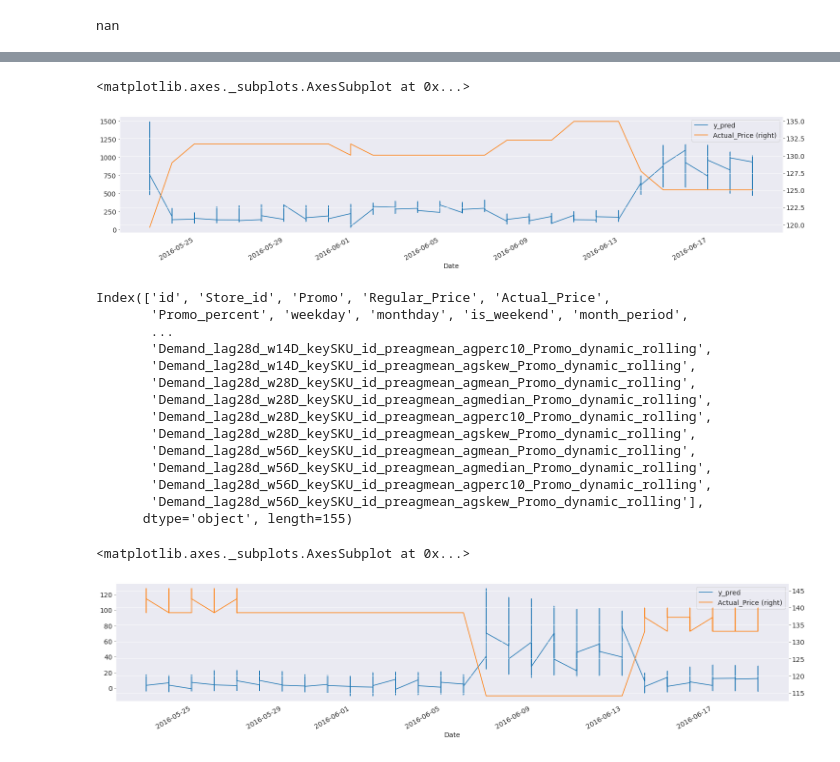
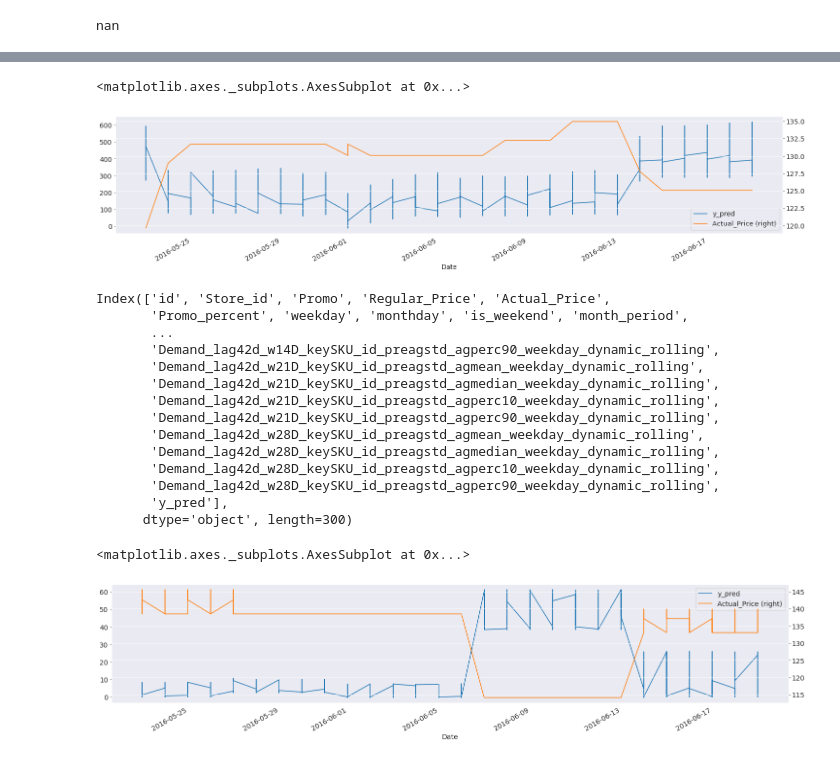
Before and after one commit to Kulikov17/MLDS_ATSF, a Jupyter notebook: hw_3/kulikov_w2022_23_hw3.ipynb, the cells around one changed output, grey strips where cells are left out. Cells and saved outputs as stored; diff of their text form; code cells hidden in the pictures.

```diff
--- a/hw_3/kulikov_w2022_23_hw3.ipynb
+++ b/hw_3/kulikov_w2022_23_hw3.ipynb
@@ -133,12 +133,12 @@ def shift(lf_df_filled, group_col, date_col, lag):
 def generate_lagged_features(
       data: pd.DataFrame,
       target_cols: list = ['Demand'],
-      id_cols: list = ['SKU_id'],
+      id_cols: list = ['SKU_id', 'Store_id'],
       date_col: str = 'Date',
-      lags: list = [28],
+      lags: list = [7, 14, 21, 28],
       windows: list = ['7D', '14D', '28D', '56D'],
       preagg_methods: list = ['mean'],
-      agg_methods: list = ['mean', 'median', percentile(10), percentile(90)],
+      agg_methods: list = ['mean', 'median', percentile(10), pd.Series.skew],
       dynamic_filters: list = ['weekday', 'Promo'],
       ewm_params: dict = {'weekday': [14, 28], 'Promo': [14, 42]}) -> pd.DataFrame:
 
@@ -238,0 +215,12 @@ IntProgress(value=0, max=32)
+# %%
+data_lagged_features = generate_lagged_features(ts_retail
+                    , target_cols = target_cols
+                    , id_cols = id_cols
+                    , date_col = date_col
+                    , lags = [21, 28, 35, 42]
+                    , windows = ['7D', '14D', '21D', '28D']
+                    , preagg_methods = ['mean']
+                    , agg_methods = ['mean', 'median', percentile(10),  percentile(90)]
+                    , dynamic_filters = ['Promo', 'weekday']
+                    , ewm_params={'Promo': [14, 42], 'weekday': [14, 28]}
+                    )
@@ -238,0 +229,12 @@ IntProgress(value=0, max=32)
+# %%
+data_lagged_features_test = generate_lagged_features(ts_retail_test
+                    , target_cols = target_cols
+                    , id_cols = id_cols
+                    , date_col = date_col
+                    , lags = [21, 28, 35, 42]
+                    , windows = ['7D', '14D', '21D', '28D']
+                    , preagg_methods = ['mean']
+                    , agg_methods = ['mean', 'median', percentile(10),  percentile(90)]
+                    , dynamic_filters = ['Promo', 'weekday']
+                    , ewm_params={'Promo': [14, 42], 'weekday': [14, 28]}
+                    )
@@ -319,0 +342,10 @@ XGBRegressor(max_depth=7, n_estimators=500, objective='reg:squarederror',
+# %%
+# without CV
+from catboost import CatBoostRegressor
+
+catbst1 = CatBoostRegressor(learning_rate=0.1, max_depth=5, n_estimators=800, loss_function='MAE')
+catbst1.fit(sku1_train.drop(['SKU_id','Demand'], axis=1), sku1_train.Demand)
+
+catbst2 = CatBoostRegressor(learning_rate=0.1, max_depth=5, n_estimators=800, loss_function='MAE')
+
+catbst2.fit(sku2_train.drop(['SKU_id','Demand'], axis=1), sku2_train.Demand)
@@ -502,33 +589,33 @@ nan
 # %%
 # forecast for sku 1
-X_test1['y_pred'] = xgb1.predict(X_test1[X_test1.columns[1:]])
+X_test1['y_pred'] = catbst1.predict(X_test1[X_test1.columns[1:]])
 X_test1[['y_pred', 'Actual_Price']].plot(secondary_y = ['Actual_Price'])
 # %% [output]
 <matplotlib.axes._subplots.AxesSubplot at 0x...>
-[figure, old version]
+[figure, new version]
 # %%
 X_test2.columns
 # %% [output]
 Index(['id', 'Store_id', 'Promo', 'Regular_Price', 'Actual_Price',
        'Promo_percent', 'weekday', 'monthday', 'is_weekend', 'month_period',
        ...
-       'Demand_lag28d_w14D_keySKU_id_preagmean_agperc10_Promo_dynamic_rolling',
-       'Demand_lag28d_w14D_keySKU_id_preagmean_agskew_Promo_dynamic_rolling',
-       'Demand_lag28d_w28D_keySKU_id_preagmean_agmean_Promo_dynamic_rolling',
-       'Demand_lag28d_w28D_keySKU_id_preagmean_agmedian_Promo_dynamic_rolling',
-       'Demand_lag28d_w28D_keySKU_id_preagmean_agperc10_Promo_dynamic_rolling',
-       'Demand_lag28d_w28D_keySKU_id_preagmean_agskew_Promo_dynamic_rolling',
-       'Demand_lag28d_w56D_keySKU_id_preagmean_agmean_Promo_dynamic_rolling',
-       'Demand_lag28d_w56D_keySKU_id_preagmean_agmedian_Promo_dynamic_rolling',
-       'Demand_lag28d_w56D_keySKU_id_preagmean_agperc10_Promo_dynamic_rolling',
-       'Demand_lag28d_w56D_keySKU_id_preagmean_agskew_Promo_dynamic_rolling'],
-      dtype='object', length=155)
+       'Demand_lag42d_w14D_keySKU_id_preagstd_agperc90_weekday_dynamic_rolling',
+       'Demand_lag42d_w21D_keySKU_id_preagstd_agmean_weekday_dynamic_rolling',
+       'Demand_lag42d_w21D_keySKU_id_preagstd_agmedian_weekday_dynamic_rolling',
+       'Demand_lag42d_w21D_keySKU_id_preagstd_agperc10_weekday_dynamic_rolling',
+       'Demand_lag42d_w21D_keySKU_id_preagstd_agperc90_weekday_dynamic_rolling',
+       'Demand_lag42d_w28D_keySKU_id_preagstd_agmean_weekday_dynamic_rolling',
+       'Demand_lag42d_w28D_keySKU_id_preagstd_agmedian_weekday_dynamic_rolling',
+       'Demand_lag42d_w28D_keySKU_id_preagstd_agperc10_weekday_dynamic_rolling',
+       'Demand_lag42d_w28D_keySKU_id_preagstd_agperc90_weekday_dynamic_rolling',
+       'y_pred'],
+      dtype='object', length=300)
 # %%
-X_test2['y_pred'] = xgb2.predict(X_test2[X_test2.columns[1:]])
+X_test2['y_pred'] = catbst2.predict(X_test2[X_test2.columns[1:]])
 X_test2[['y_pred', 'Actual_Price']].plot(secondary_y = ['Actual_Price'])
 # %% [output]
 <matplotlib.axes._subplots.AxesSubplot at 0x...>
-[figure, old version]
+[figure, new version]
 # %%
 result = pd.concat([X_test1.reset_index(), X_test2.reset_index()], sort=False, axis=0).reset_index().sort_values(by=['id'])
 # %%
```
Also changed, not shown: parts of 21 cells of this notebook.
